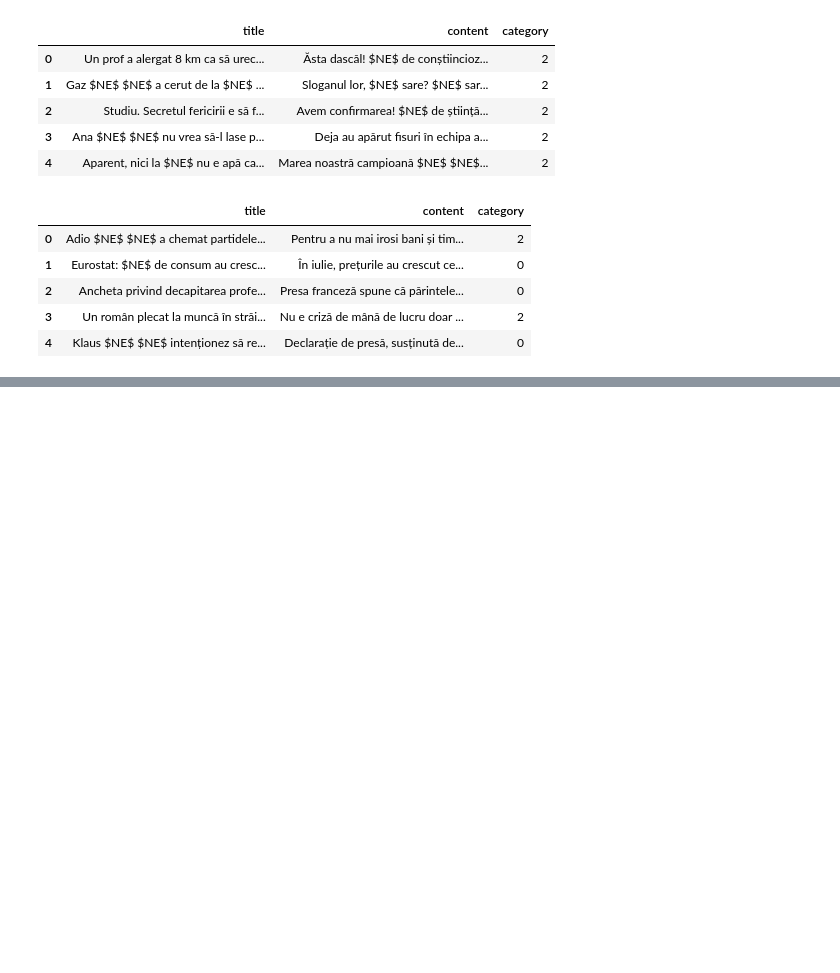
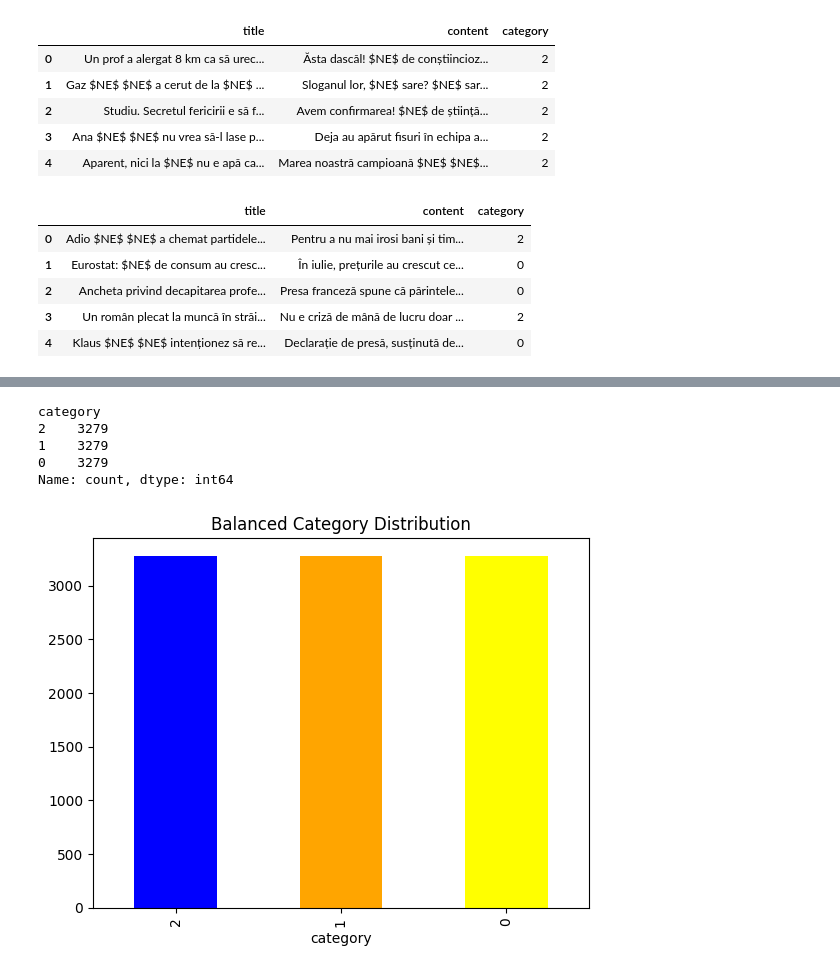
Before and after one commit to IoanaGabor/code_analysis_project, a Jupyter notebook: roclico-saroco/data_aggregation.ipynb, the cells around one changed output, grey strips where cells are left out. Drawn from its saved outputs; the diff is of its cells as text; code cells hidden in the pictures; blank space fills up the shorter version.

Commit message:
created balanced datasets

```diff
--- a/roclico-saroco/data_aggregation.ipynb
+++ b/roclico-saroco/data_aggregation.ipynb
@@ -189,0 +221,27 @@ test_merged.to_csv('test_merged.csv', index=False)
+# %%
+# Determine the target count for each category (minimum count across categories)
+min_count = train_merged['category'].value_counts().min()
+
+# Sample the minimum count from each category
+balanced_test = pd.concat([
+    train_merged[train_merged['category'] == 0].sample(min_count, random_state=42),
+    train_merged[train_merged['category'] == 1].sample(min_count, random_state=42),
+    train_merged[train_merged['category'] == 2].sample(min_count, random_state=42)
+])
+
+# Shuffle the balanced dataset
+balanced_test = balanced_test.sample(frac=1, random_state=42).reset_index(drop=True)
+
+# Visualize the new distribution
+balanced_test['category'].value_counts().plot(kind='bar', color=['blue', 'orange', 'yellow'], title='Balanced Category Distribution')
+
+balanced_test.to_csv('balanced_train.csv', index=False)
+
+print(balanced_test['category'].value_counts())
+# %% [output]
+category
+2    3279
+1    3279
+0    3279
+Name: count, dtype: int64
+[figure, added]
```
Also changed, not shown: parts of 5 cells of this notebook.
